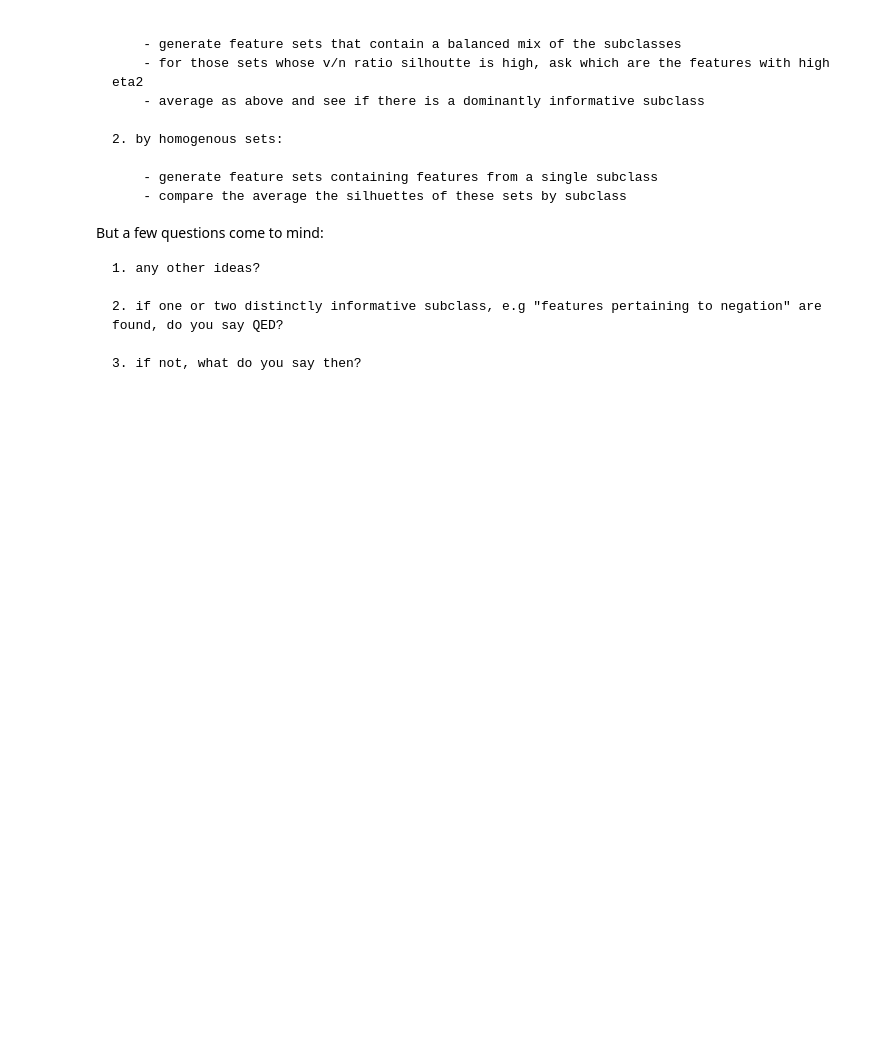
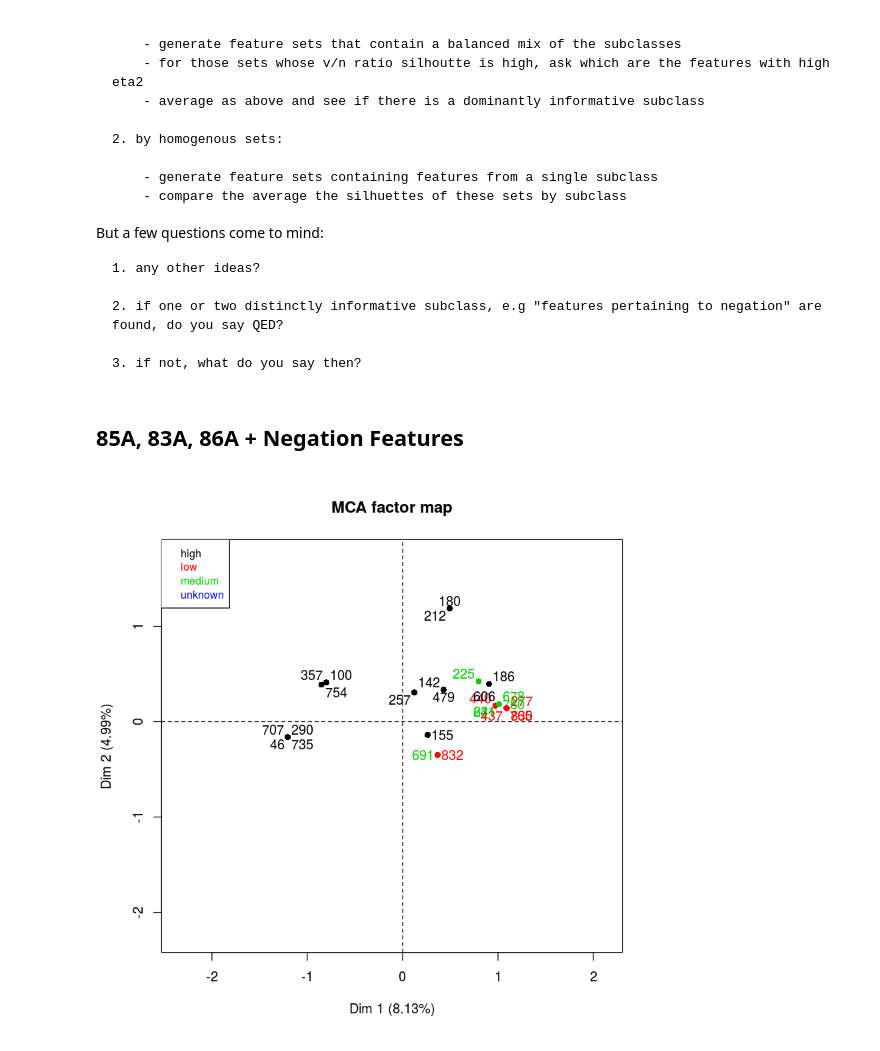
Before and after one commit to ilay32/wals-project, a Jupyter notebook: ratiomcas.ipynb, the cells around one changed output. Saved outputs shown, nothing was run; the diff lists cells and outputs as text; code cells hidden in the pictures; blank space fills up the shorter version.

Commit message:
More Work on ratiomcas Notebook

```diff
--- a/ratiomcas.ipynb
+++ b/ratiomcas.ipynb
@@ -319,3 +323,17 @@ But a few questions come to mind:
     2. if one or two distinctly informative subclass, e.g "features pertaining to negation" are found, do you say QED?
 
     3. if not, what do you say then?
+# %% [markdown]
+## 85A, 83A, 86A + Negation Features
+# %%
+# silhouette:  0.1
+# quality: 3.65
+# known v/n ratio: 27
+example7 <- read.csv('chunked-feature-sets/83A-85A-86A-143A-144A.csv')
+knownratios = which(example7$verb.noun.ratio != 'unknown')
+mca <- MCA(example7,quali.sup=1:12)
+# %%
+plot(mca,choix="ind",habillage="verb.noun.ratio",invisible=c("var","quali.sup"),
+     select=knownratios,unselect=1)
+# %% [output]
+[figure, added]
```
Also changed, not shown: parts of 14 cells of this notebook.
